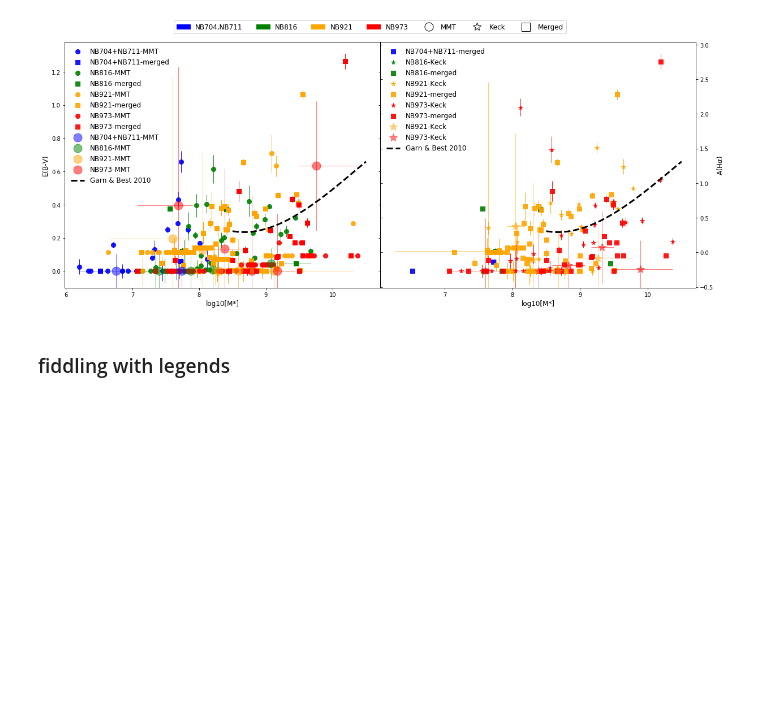
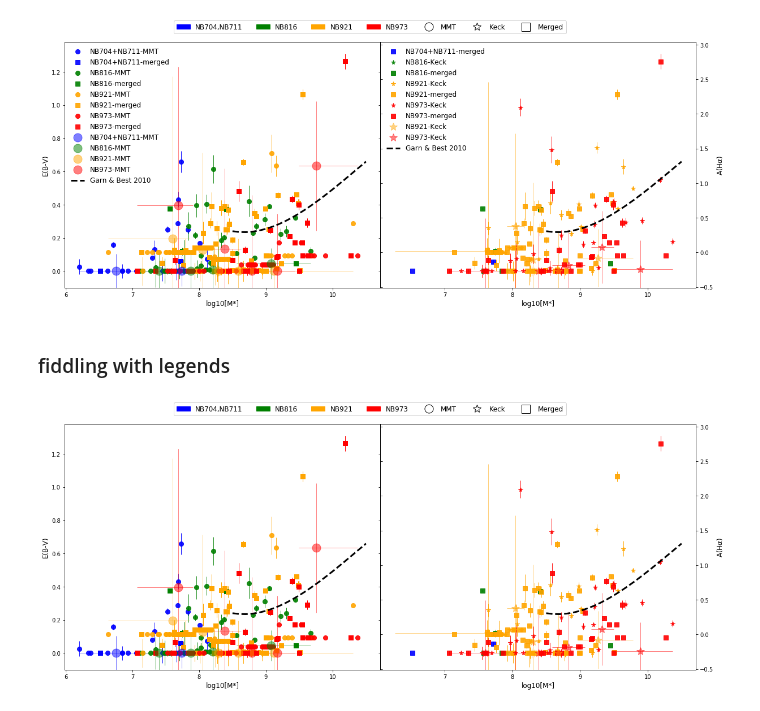
Before and after one commit to kaitshin/LowM_MainSequence, a Jupyter notebook: mstar_vs_ebv.ipynb, the cells around one changed output. Cells and saved outputs as stored; diff of their text form; code cells hidden in the pictures; blank space fills up the shorter version.

```diff
--- a/mstar_vs_ebv.ipynb
+++ b/mstar_vs_ebv.ipynb
@@ -668,38 +668,40 @@ f.subplots_adjust(wspace=0)
 for ax, ii in zip(axarr, range(2)):
     ax.set_xlabel('log10[M*]', size=12)
 
     ax2 = ax.twinx()
     if ii==1:
         ax.set_yticklabels([])
         ax2.set_ylabel(r'A(H$\alpha$)', size=12)
     else:
         ax2.set_yticklabels([])
         ax.set_ylabel('E(B-V)', size=12)
     ntexts = np.array([np.around(k_ha*x,2) for x in ax.get_yticks()[:-1]])
     line2, = ax2.plot(x_arr, gb2010, 'k--', lw=3, label='Garn & Best 2010')
     ax2.set_ylim(min(ntexts), max(ntexts))
 
-# remove error bars from legend
-handles0, labels0 = axarr[0].get_legend_handles_labels()
-LEGEND1 = axarr[0].legend(np.delete(np.hstack([handles0[:16], line2]), [1,4,7,10]),
-                          np.delete(np.hstack([labels0[:16], 'Garn & Best 2010']), [1,4,7,10]),
-                          fontsize=12, loc='best', frameon=False)
-handles, labels = ax.get_legend_handles_labels()
-LEGEND2 = axarr[1].legend(np.hstack([handles[:9], line2]), np.hstack([labels[:9], 'Garn & Best 2010']), fontsize=12,
-                   loc='best', frameon=False)
+# # remove error bars from legend
+# handles0, labels0 = axarr[0].get_legend_handles_labels()
+# LEGEND1 = axarr[0].legend(np.delete(np.hstack([handles0[:16], line2]), [1,4,7,10]),
+#                           np.delete(np.hstack([labels0[:16], 'Garn & Best 2010']), [1,4,7,10]),
+#                           fontsize=12, loc='best', frameon=False)
+# handles, labels = ax.get_legend_handles_labels()
+# LEGEND2 = axarr[1].legend(line2, 'Garn & Best 2010', fontsize=12, loc='best', frameon=False)
 
 
 b_patch = mpatches.Patch(color='b', label='NB704,NB711')
 g_patch = mpatches.Patch(color='g', label='NB816')
 o_patch = mpatches.Patch(color='orange', label='NB921')
 r_patch = mpatches.Patch(color='r', label='NB973')
 
 mmt = mlines.Line2D([], [], color='white', mec='k', marker='o', markersize=15, label='MMT')
 keck = mlines.Line2D([], [], color='white', mec='k', marker='*', markersize=15, label='Keck')
 mrgd = mlines.Line2D([], [], color='white', mec='k', marker='s', markersize=15, label='Merged')
 # plt.legend(handles=[blue_line], bbox_to_anchor=(-0.1, 1.1), ncol=4, fontsize=12)
 
 plt.legend(handles=[b_patch, g_patch, o_patch, r_patch, mmt, keck, mrgd], bbox_to_anchor=(0.6, 1.1), ncol=7, fontsize=12)
 
+# need to label composites
 
 plt.show()
+# %% [output]
+[figure, added]
```
Also changed, not shown: 3 other files.
